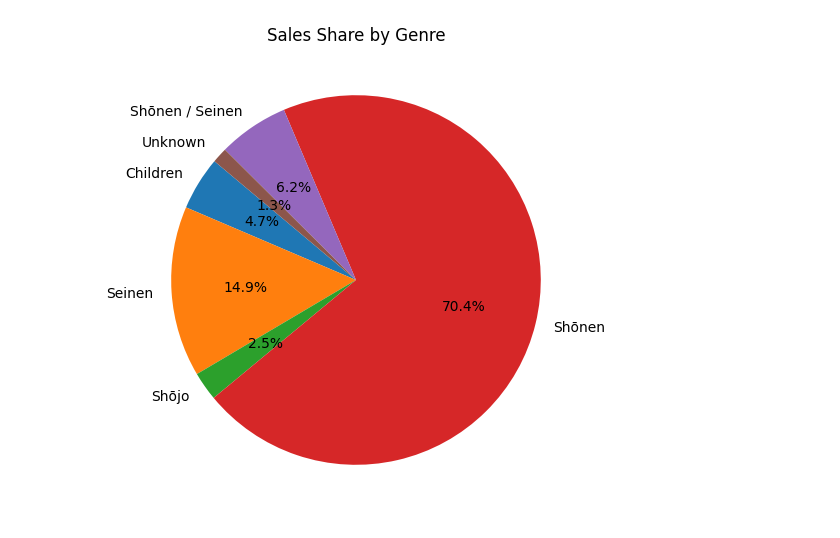
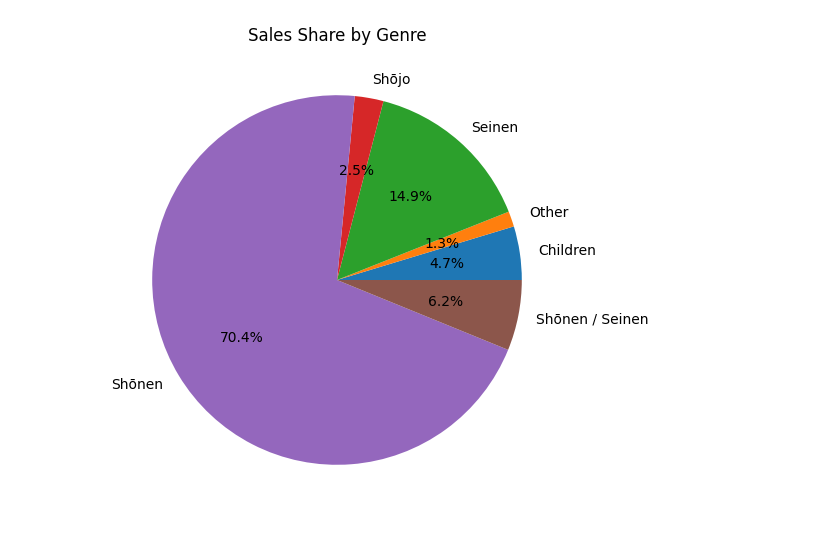
Before and after one commit to l-emonade/manga_webscraping, a Jupyter notebook: manga.ipynb, the cells around one changed output. Drawn from its saved outputs; the diff is of its cells as text; code cells hidden in the pictures.

```diff
--- a/manga.ipynb
+++ b/manga.ipynb
@@ -39,0 +24,33 @@ df
+# %%
+import matplotlib.pyplot as plt
+from matplotlib.patches import Patch
+df["Demographic_clean"] = (
+    df["Demographic"]
+    .replace({"—": "Other"})
+)
+
+top20 = df.sort_values("Sales_Millions", ascending=False).head(20).copy()
+
+palette = {
+    "Shōnen": "skyblue",
+    "Seinen": "salmon",
+    "Shōjo": "violet",
+    "Josei": "lightgreen",
+    "Children": "gold"
+}
+colors = (
+    top20["Demographic_clean"]
+    .map(palette)
+    .fillna("gray")
+    .tolist()
+)
+plt.figure(figsize=(20,12))
+plt.barh(top20["Manga series"], top20["Sales_Millions"], color=colors)
+plt.xlabel("Sales by millions")
+plt.title("Top 20 Bestselling Manga")
+plt.gca().invert_yaxis()
+
+legend = [Patch(facecolor=c, label=k) for k, c in palette.items()]
+plt.legend(handles=legend, title="Demographic", loc="lower right")
+plt.savefig("top_20_manga.png")
+plt.show()
@@ -40,14 +59,14 @@ df
 # %%
-import matplotlib.pyplot as plt
-demo_sales = df.groupby("Demographic")["Sales_Millions"].sum()
+demo_sales = df.groupby("Demographic_clean")["Sales_Millions"].sum()
 plt.figure(figsize=(6,6))
 plt.pie(
     demo_sales,
     labels=demo_sales.index,
     autopct="%1.1f%%",
-    startangle=140
+    startangle=0
 )
 plt.title("Sales Share by Genre")
+plt.savefig("sales_share_by_genre.png")
 plt.show()
 # %% [output]
-[figure, old version]
+[figure, new version]
```
Also changed, not shown: parts of 4 cells of this notebook, 1 other file.
